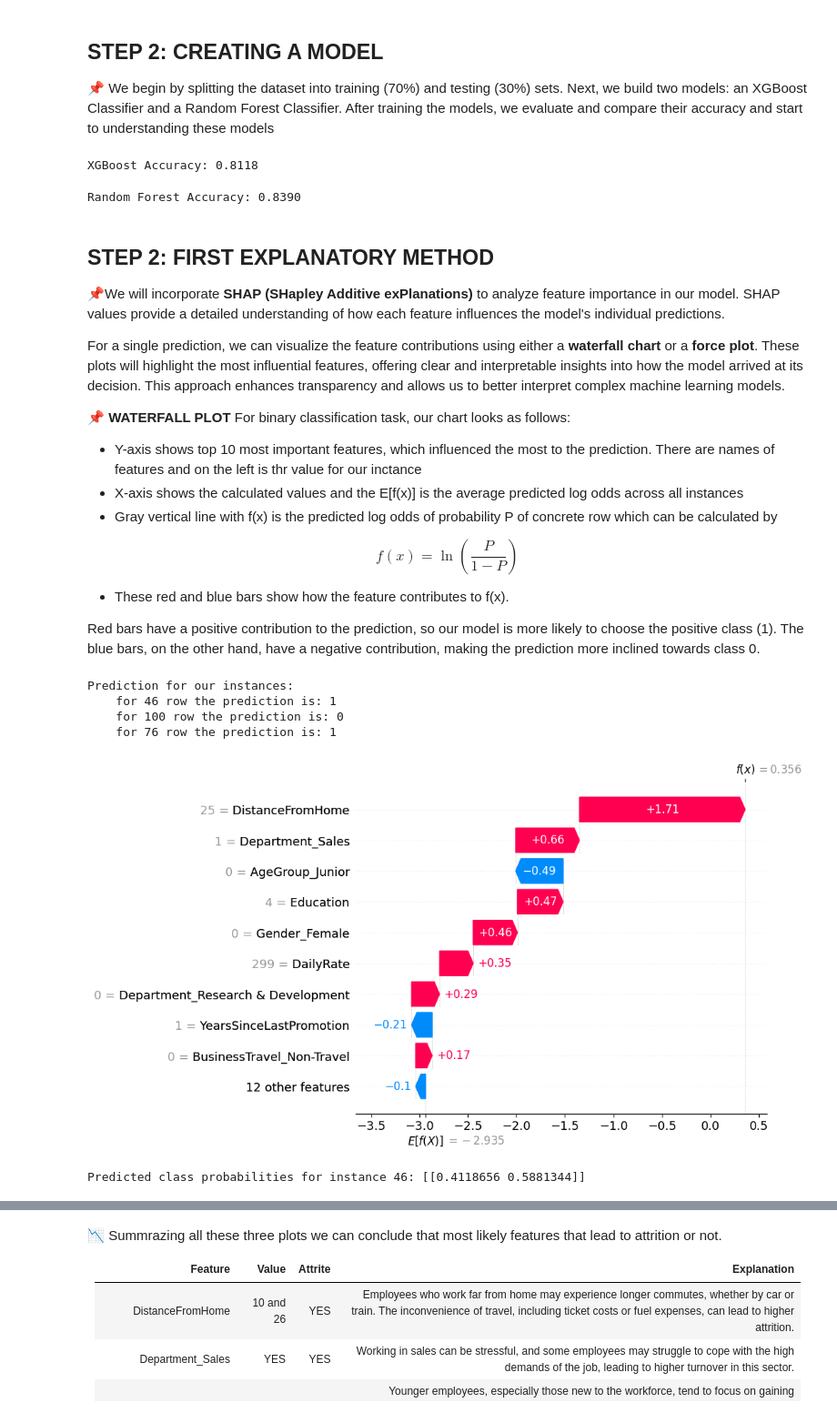
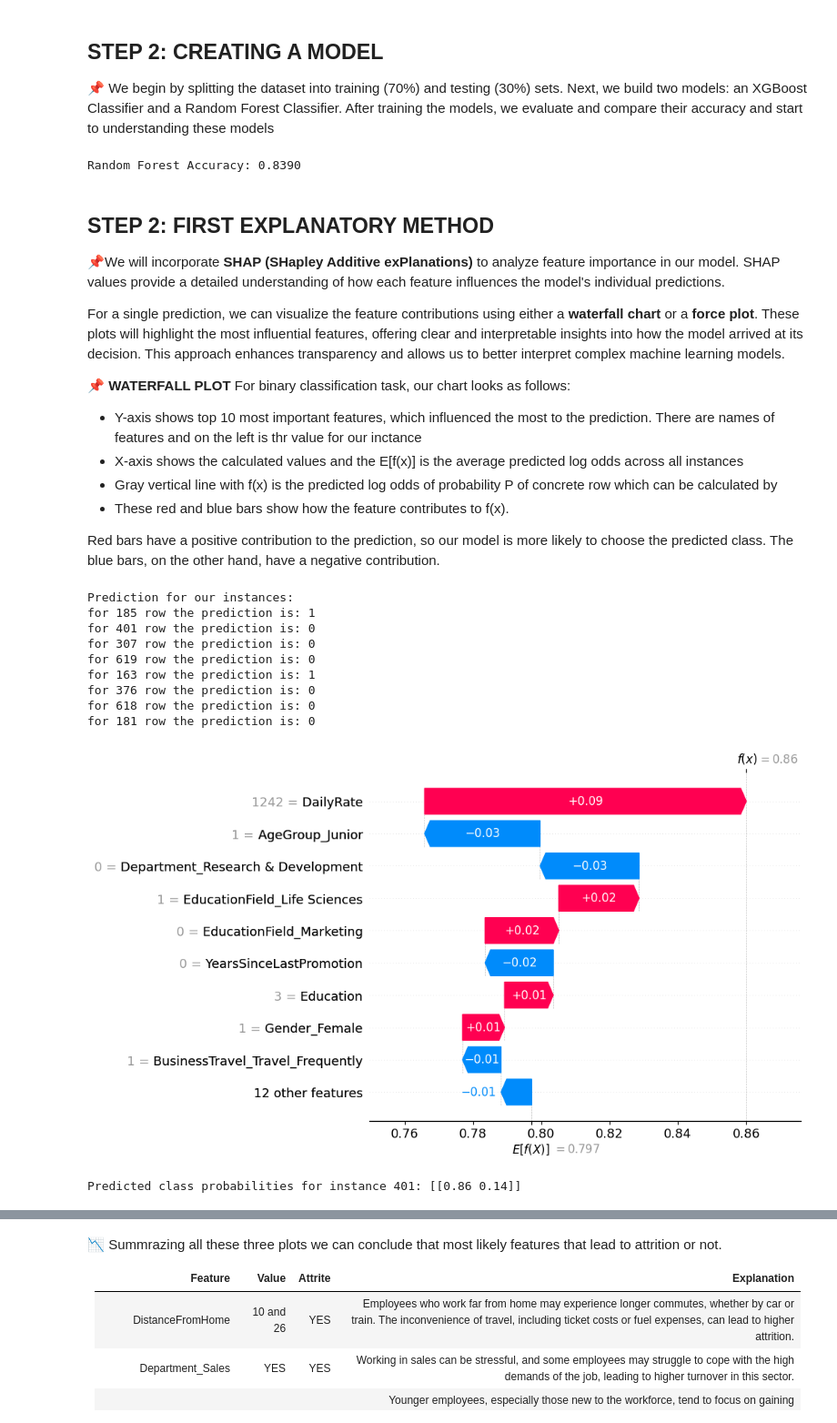
Before and after one commit to chihab4real/Explanation-Comparisons, a Jupyter notebook: EmployeeMainWithPrototypes.ipynb, the cells around one changed output, grey strips where cells are left out. Shown at 91% size. Cells and saved outputs as stored; diff of their text form; code cells hidden in the pictures.

```diff
--- a/EmployeeMainWithPrototypes.ipynb
+++ b/EmployeeMainWithPrototypes.ipynb
@@ -147,21 +147,6 @@ df_encoded.head()
 ## STEP 2: CREATING A MODEL
 
 📌 We begin by splitting the dataset into training (70%) and testing (30%) sets. Next, we build two models: an XGBoost Classifier and a Random Forest Classifier. After training the models, we evaluate and compare their accuracy and start to understanding these models
-# %%
-# XGBoost Classifier
-
-X_XGBoost = df_encoded.drop(['Attrition_Yes','Attrition_No'], axis = 1)
-y_XGBoost = df_encoded['Attrition_Yes']
-
-X_train, X_test, y_train, y_test = train_test_split(X_XGBoost, y_XGBoost, test_size=0.3, random_state=42)
-
-model_XGBoost = XGBClassifier(random_state=42).fit(X_train, y_train)
-
-y_pred = model_XGBoost.predict(X_test)
-accuracy = accuracy_score(y_test, y_pred)
-print(f'XGBoost Accuracy: {accuracy:.4f}')
-# %% [output]
-XGBoost Accuracy: 0.8118
 # %%
 #Random Forest Classifier
 
@@ -188,43 +173,46 @@ For a single prediction, we can visualize the feature contributions using either
 - Y-axis shows top 10 most important features, which influenced the most to the prediction. There are names of features and on the left is thr value for our inctance
 - X-axis shows the calculated values and the E[f(x)] is the average predicted log odds across all instances
 - Gray vertical line with f(x) is the predicted log odds of probability P of concrete row which can be calculated by
-
-$$ f(x) = \ln( \frac{P}{1-P})$$
-
 - These red and blue bars show how the feature contributes to f(x).
 
-Red bars have a positive contribution to the prediction, so our model is more likely to choose the positive class (1). The blue bars, on the other hand, have a negative contribution, making the prediction more inclined towards class 0.
+Red bars have a positive contribution to the prediction, so our model is more likely to choose the predicted class. The blue bars, on the other hand, have a negative contribution.
 # %%
 # XGBoost Classifier with SHAP
 
-explainer = shap.Explainer(model_XGBoost, X_test)
-shap_values = explainer(X_test)
+explainer = shap.Explainer(model_y_RFClassifier, X_train_2)
+shap_values = explainer(X_train_2)
 # %%
 # Choosing random instances from our test set
 
 random.seed(55)
-rows_to_check = random.sample(range(len(X_test)+1), 3)
+rows_to_check = random.sample(range(len(X_train_2)+1), 8)
 # print(rows_to_check)
-single_rows_predictions = model_XGBoost.predict(X_test.iloc[rows_to_check])
-print(f'''Prediction for our instances:
-    for {rows_to_check[0]} row the prediction is: {single_rows_predictions[0]}
-    for {rows_to_check[1]} row the prediction is: {single_rows_predictions[1]}
-    for {rows_to_check[2]} row the prediction is: {single_rows_predictions[2]}''')
+single_rows_predictions = model_y_RFClassifier.predict(X_train_2.iloc[rows_to_check])
+print('Prediction for our instances:')
+
+for i in range(len(rows_to_check)):
+    print(f"for {rows_to_check[i]} row the prediction is: {single_rows_predictions[i]}")
 # %% [output]
 Prediction for our instances:
-    for 46 row the prediction is: 1
-    for 100 row the prediction is: 0
-    for 76 row the prediction is: 1
+for 185 row the prediction is: 1
+for 401 row the prediction is: 0
+for 307 row the prediction is: 0
+for 619 row the prediction is: 0
+for 163 row the prediction is: 1
+for 376 row the prediction is: 0
+for 618 row the prediction is: 0
+for 181 row the prediction is: 0
 # %%
+instance_idx = rows_to_check[1]
+
 # 1. Creating the waterfall for first choosen instance
-shap.waterfall_plot(shap_values[rows_to_check[0]])
+shap.plots.waterfall(shap_values[instance_idx, :, 0])  # Change 0 to 1 for the second class
 
 # 2. Provide calculations to proof the values on the plot
-instance_idx = rows_to_check[0]
-probabilities = model_XGBoost.predict_proba(X_test[instance_idx:instance_idx+1])
+probabilities = model_y_RFClassifier.predict_proba(X_train_2[instance_idx:instance_idx+1])
 print(f"Predicted class probabilities for instance {instance_idx}: {probabilities}")
 # %% [output]
-[figure, old version]
+[figure, new version]
-Predicted class probabilities for instance 46: [[0.4118656 0.5881344]]
+Predicted class probabilities for instance 401: [[0.86 0.14]]
 # %% [markdown]
 ### 📉 A detailed description of a plot
```
Also changed, not shown: parts of 33 cells of this notebook, 20 other files.
